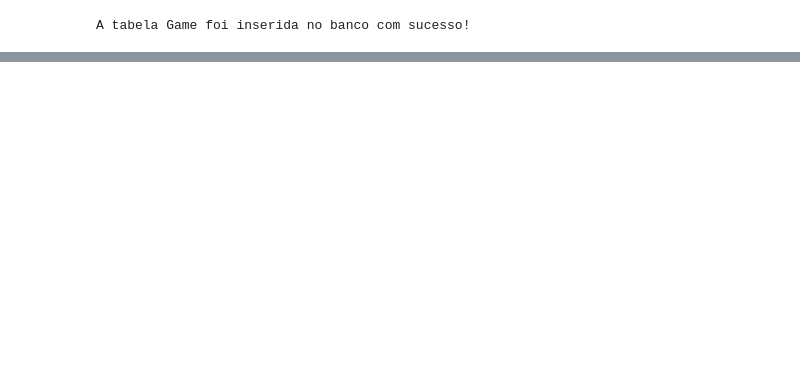
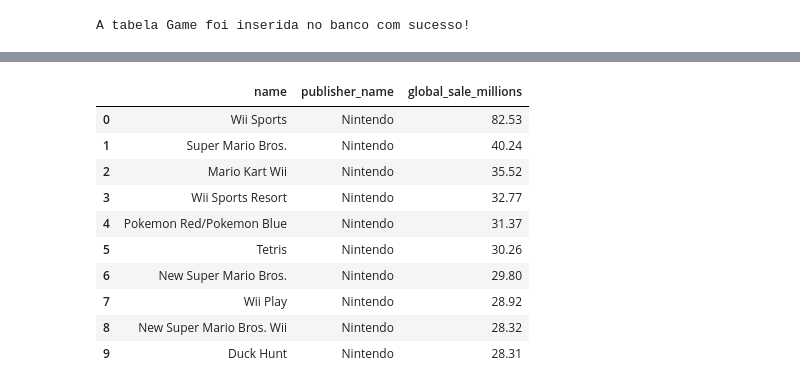
Before and after one commit to arthurfelix25/ProjectG, a Jupyter notebook: project.ipynb, the cells around one changed output, grey strips where cells are left out. Drawn from its saved outputs; the diff is of its cells as text; code cells hidden in the pictures; blank space fills up the shorter version.

```diff
--- a/project.ipynb
+++ b/project.ipynb
@@ -114,0 +182,26 @@ Valores de value para o banco: 16871
+# %%
+df_read = pd.read_sql_query("""
+SELECT game.name,
+    publisher.publisher_name,
+    info.global_sale_millions
+
+FROM game
+JOIN publisher ON game.publisher_id = publisher.publisher_id
+JOIN info ON game.game_id = info.game_id
+ORDER BY global_sale_millions DESC
+LIMIT 10;
+""", connect)
+# %%
+df_read
+# %% [output]
+|  | name | publisher_name | global_sale_millions |
+| 0 | Wii Sports | Nintendo | 82.53 |
+| 1 | Super Mario Bros. | Nintendo | 40.24 |
+| 2 | Mario Kart Wii | Nintendo | 35.52 |
+| 3 | Wii Sports Resort | Nintendo | 32.77 |
+| 4 | Pokemon Red/Pokemon Blue | Nintendo | 31.37 |
+| 5 | Tetris | Nintendo | 30.26 |
+| 6 | New Super Mario Bros. | Nintendo | 29.80 |
+| 7 | Wii Play | Nintendo | 28.92 |
+| 8 | New Super Mario Bros. Wii | Nintendo | 28.32 |
+| 9 | Duck Hunt | Nintendo | 28.31 |
```
Also changed, not shown: parts of 22 cells of this notebook, 2 other files.
